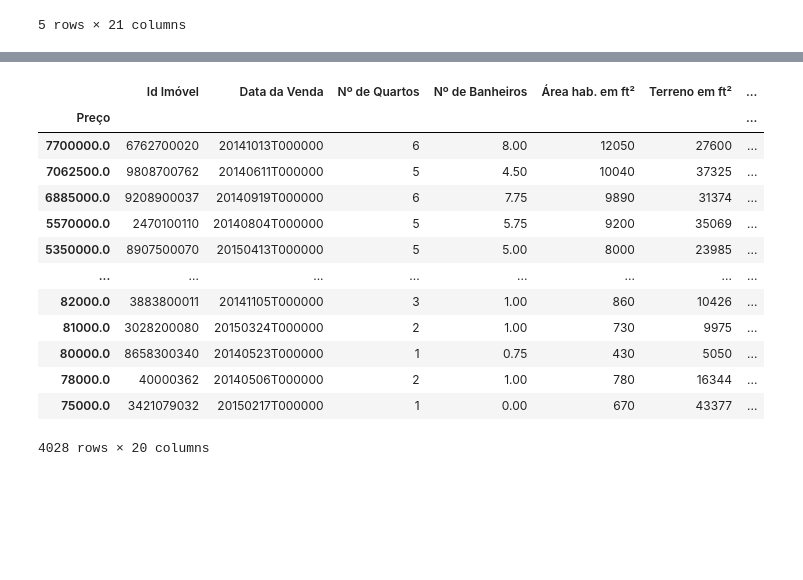
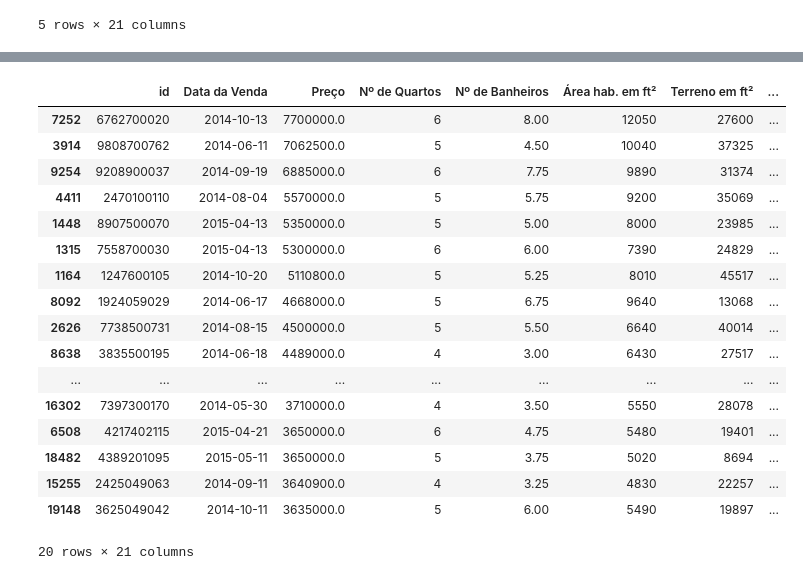
Before and after one commit to ramon-santana-silva/miniprojeto01, a Jupyter notebook: roofimoveis.ipynb, the cells around one changed output, grey strips where cells are left out. Cells and saved outputs as stored; diff of their text form; code cells hidden in the pictures; blank space fills up the shorter version.

```diff
--- a/roofimoveis.ipynb
+++ b/roofimoveis.ipynb
@@ -83,21 +116,26 @@ roof_df= roof_df.rename(columns={'Identificador único do imóvel':'Id Imóvel',
 # %%
 #df.groupby(['Animal']).mean()Max Speed
 #df.sort_values(by=['col1'])
-roof_df.groupby(['Preço']).max()
+'''roof_df.groupby(['Preço']).max()
 df_max_roof=roof_df.groupby(['Preço']).max()
-df_max_roof.sort_values(by=['Preço'],ascending=False)
+df_max_roof.sort_values(by=['Preço'],ascending=False)'''
+roof_df.sort_values('Preço',ascending=False).head(20)
 # %% [output]
-|  | Id Imóvel | Data da Venda | Nº de Quartos | Nº de Banheiros | Área hab. em ft² | Terreno em ft² | ... |
-| Preço |  |  |  |  |  |  | ... |
-| 7700000.0 | 6762700020 | 20141013T000000 | 6 | 8.00 | 12050 | 27600 | ... |
-| 7062500.0 | 9808700762 | 20140611T000000 | 5 | 4.50 | 10040 | 37325 | ... |
-| 6885000.0 | 9208900037 | 20140919T000000 | 6 | 7.75 | 9890 | 31374 | ... |
-| 5570000.0 | 2470100110 | 20140804T000000 | 5 | 5.75 | 9200 | 35069 | ... |
-| 5350000.0 | 8907500070 | 20150413T000000 | 5 | 5.00 | 8000 | 23985 | ... |
-| ... | ... | ... | ... | ... | ... | ... | ... |
-| 82000.0 | 3883800011 | 20141105T000000 | 3 | 1.00 | 860 | 10426 | ... |
-| 81000.0 | 3028200080 | 20150324T000000 | 2 | 1.00 | 730 | 9975 | ... |
-| 80000.0 | 8658300340 | 20140523T000000 | 1 | 0.75 | 430 | 5050 | ... |
-| 78000.0 | 40000362 | 20140506T000000 | 2 | 1.00 | 780 | 16344 | ... |
-| 75000.0 | 3421079032 | 20150217T000000 | 1 | 0.00 | 670 | 43377 | ... |
+|  | id | Data da Venda | Preço | Nº de Quartos | Nº de Banheiros | Área hab. em ft² | Terreno em ft² | ... |
+| 7252 | 6762700020 | 2014-10-13 | 7700000.0 | 6 | 8.00 | 12050 | 27600 | ... |
+| 3914 | 9808700762 | 2014-06-11 | 7062500.0 | 5 | 4.50 | 10040 | 37325 | ... |
+| 9254 | 9208900037 | 2014-09-19 | 6885000.0 | 6 | 7.75 | 9890 | 31374 | ... |
+| 4411 | 2470100110 | 2014-08-04 | 5570000.0 | 5 | 5.75 | 9200 | 35069 | ... |
+| 1448 | 8907500070 | 2015-04-13 | 5350000.0 | 5 | 5.00 | 8000 | 23985 | ... |
+| 1315 | 7558700030 | 2015-04-13 | 5300000.0 | 6 | 6.00 | 7390 | 24829 | ... |
+| 1164 | 1247600105 | 2014-10-20 | 5110800.0 | 5 | 5.25 | 8010 | 45517 | ... |
+| 8092 | 1924059029 | 2014-06-17 | 4668000.0 | 5 | 6.75 | 9640 | 13068 | ... |
+| 2626 | 7738500731 | 2014-08-15 | 4500000.0 | 5 | 5.50 | 6640 | 40014 | ... |
+| 8638 | 3835500195 | 2014-06-18 | 4489000.0 | 4 | 3.00 | 6430 | 27517 | ... |
+| ... | ... | ... | ... | ... | ... | ... | ... | ... |
+| 16302 | 7397300170 | 2014-05-30 | 3710000.0 | 4 | 3.50 | 5550 | 28078 | ... |
+| 6508 | 4217402115 | 2015-04-21 | 3650000.0 | 6 | 4.75 | 5480 | 19401 | ... |
+| 18482 | 4389201095 | 2015-05-11 | 3650000.0 | 5 | 3.75 | 5020 | 8694 | ... |
+| 15255 | 2425049063 | 2014-09-11 | 3640900.0 | 4 | 3.25 | 4830 | 22257 | ... |
+| 19148 | 3625049042 | 2014-10-11 | 3635000.0 | 5 | 6.00 | 5490 | 19897 | ... |
-4028 rows × 20 columns
+20 rows × 21 columns
```
Also changed, not shown: parts of 3 cells of this notebook.
